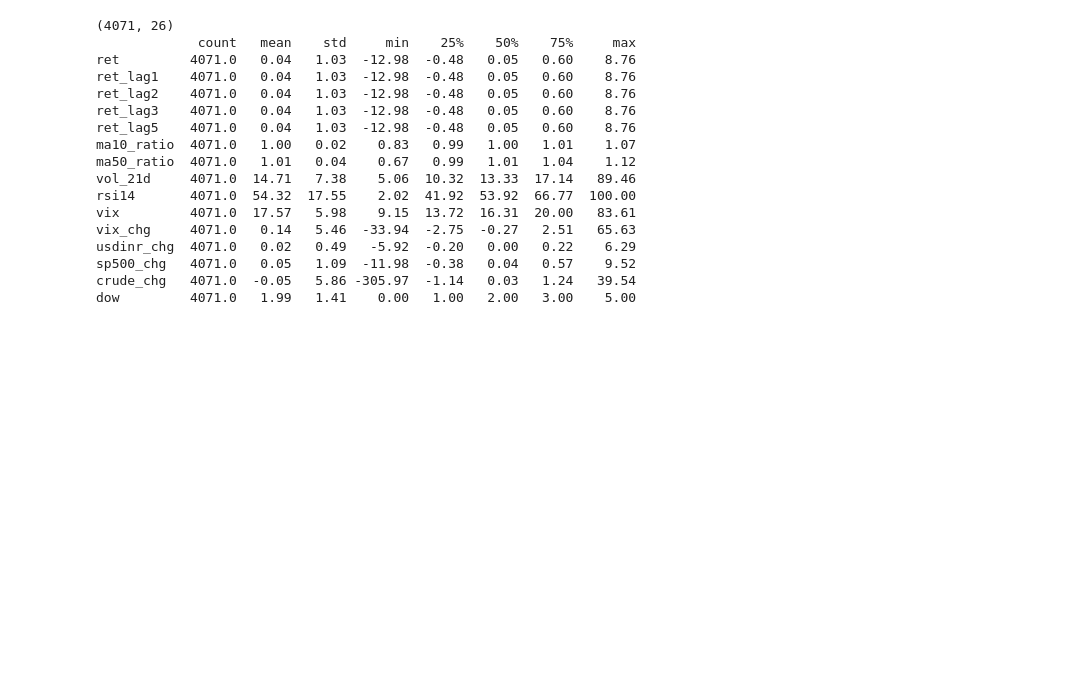
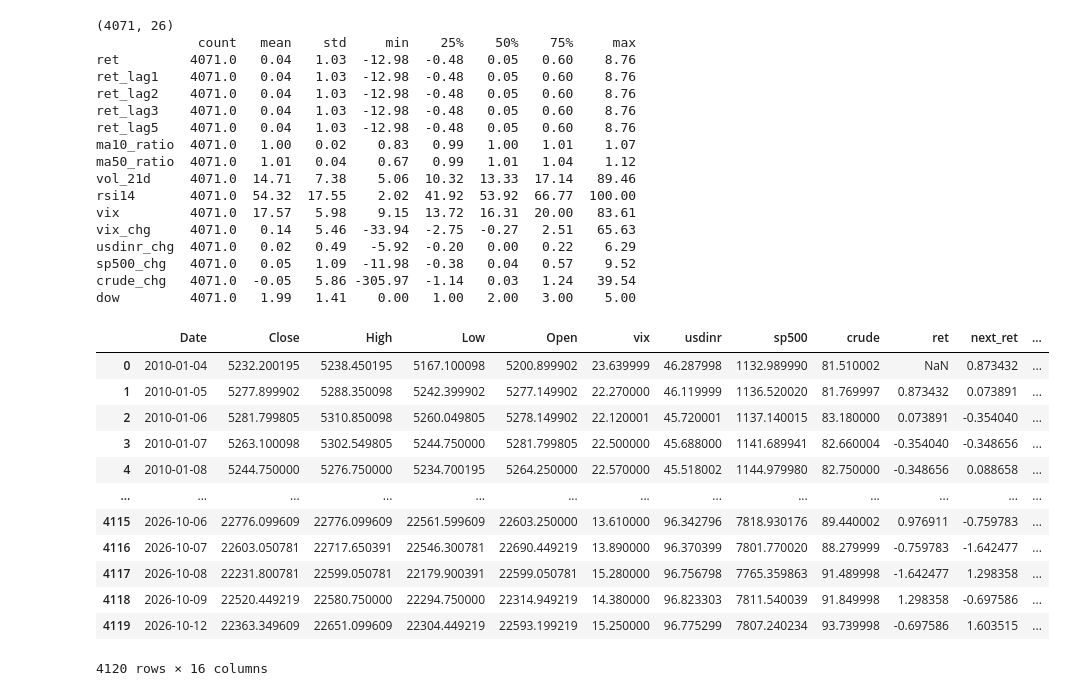
Before and after one commit to kaifahmedsiddiqui-47/nifty50-direction-forecasting, a Jupyter notebook: 1_nifty50_eda.ipynb, the cells around one changed output. Saved outputs shown, nothing was run; the diff lists cells and outputs as text; code cells hidden in the pictures; blank space fills up the shorter version.

```diff
--- a/1_nifty50_eda.ipynb
+++ b/1_nifty50_eda.ipynb
@@ -320,3 +320,19 @@ usdinr_chg  4071.0   0.02   0.49   -5.92  -0.20   0.00   0.22    6.29
 sp500_chg   4071.0   0.05   1.09  -11.98  -0.38   0.04   0.57    9.52
 crude_chg   4071.0  -0.05   5.86 -305.97  -1.14   0.03   1.24   39.54
 dow         4071.0   1.99   1.41    0.00   1.00   2.00   3.00    5.00
+# %%
+df
+# %% [output]
+|  | Date | Close | High | Low | Open | vix | usdinr | sp500 | crude | ret | next_ret | ... |
+| 0 | 2010-01-04 | 5232.200195 | 5238.450195 | 5167.100098 | 5200.899902 | 23.639999 | 46.287998 | 1132.989990 | 81.510002 | NaN | 0.873432 | ... |
+| 1 | 2010-01-05 | 5277.899902 | 5288.350098 | 5242.399902 | 5277.149902 | 22.270000 | 46.119999 | 1136.520020 | 81.769997 | 0.873432 | 0.073891 | ... |
+| 2 | 2010-01-06 | 5281.799805 | 5310.850098 | 5260.049805 | 5278.149902 | 22.120001 | 45.720001 | 1137.140015 | 83.180000 | 0.073891 | -0.354040 | ... |
+| 3 | 2010-01-07 | 5263.100098 | 5302.549805 | 5244.750000 | 5281.799805 | 22.500000 | 45.688000 | 1141.689941 | 82.660004 | -0.354040 | -0.348656 | ... |
+| 4 | 2010-01-08 | 5244.750000 | 5276.750000 | 5234.700195 | 5264.250000 | 22.570000 | 45.518002 | 1144.979980 | 82.750000 | -0.348656 | 0.088658 | ... |
+| ... | ... | ... | ... | ... | ... | ... | ... | ... | ... | ... | ... | ... |
+| 4115 | 2026-10-06 | 22776.099609 | 22776.099609 | 22561.599609 | 22603.250000 | 13.610000 | 96.342796 | 7818.930176 | 89.440002 | 0.976911 | -0.759783 | ... |
+| 4116 | 2026-10-07 | 22603.050781 | 22717.650391 | 22546.300781 | 22690.449219 | 13.890000 | 96.370399 | 7801.770020 | 88.279999 | -0.759783 | -1.642477 | ... |
+| 4117 | 2026-10-08 | 22231.800781 | 22599.050781 | 22179.900391 | 22599.050781 | 15.280000 | 96.756798 | 7765.359863 | 91.489998 | -1.642477 | 1.298358 | ... |
+| 4118 | 2026-10-09 | 22520.449219 | 22580.750000 | 22294.750000 | 22314.949219 | 14.380000 | 96.823303 | 7811.540039 | 91.849998 | 1.298358 | -0.697586 | ... |
+| 4119 | 2026-10-12 | 22363.349609 | 22651.099609 | 22304.449219 | 22593.199219 | 15.250000 | 96.775299 | 7807.240234 | 93.739998 | -0.697586 | 1.603515 | ... |
+4120 rows × 16 columns
```
Also changed, not shown: parts of 1 cell of this notebook, 3 other files.
